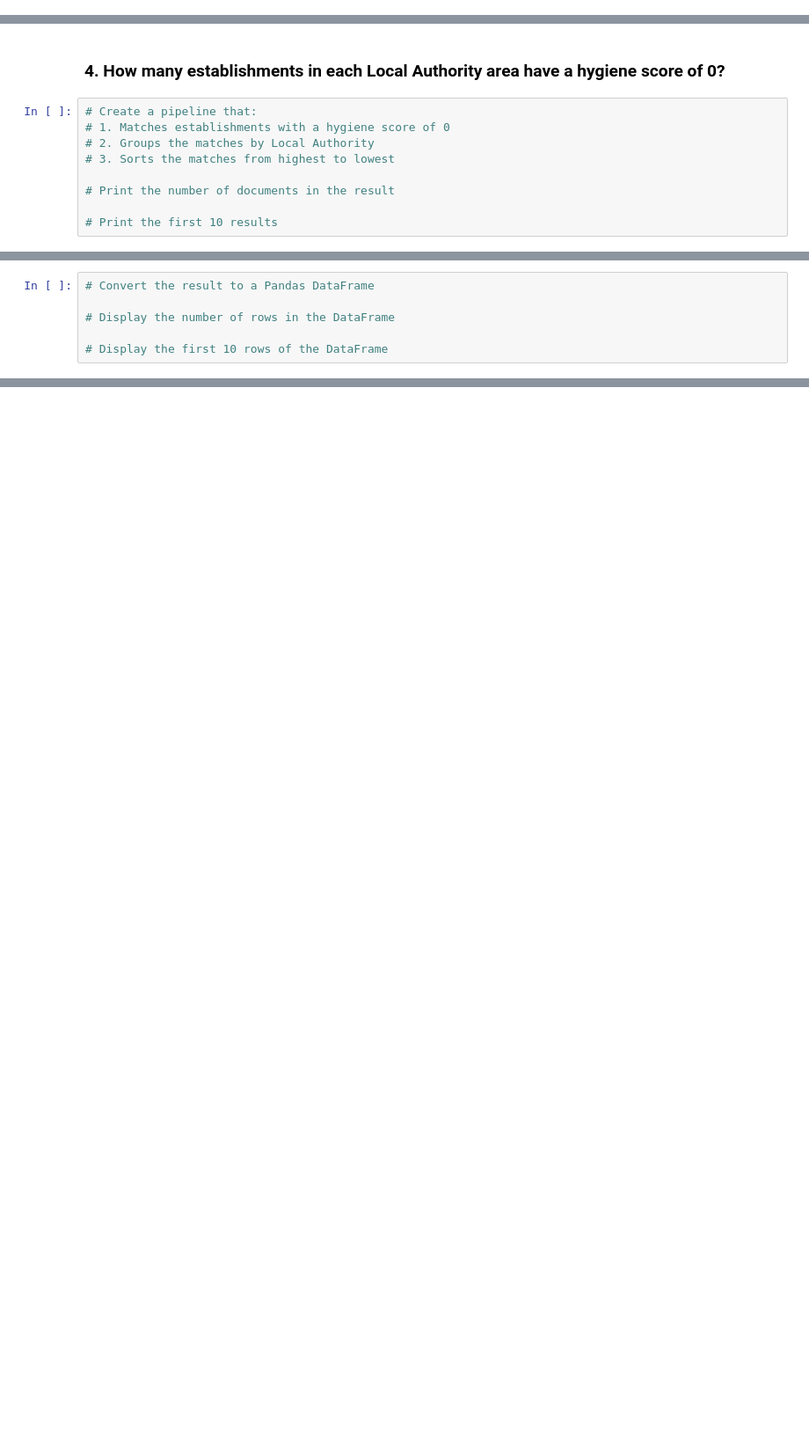
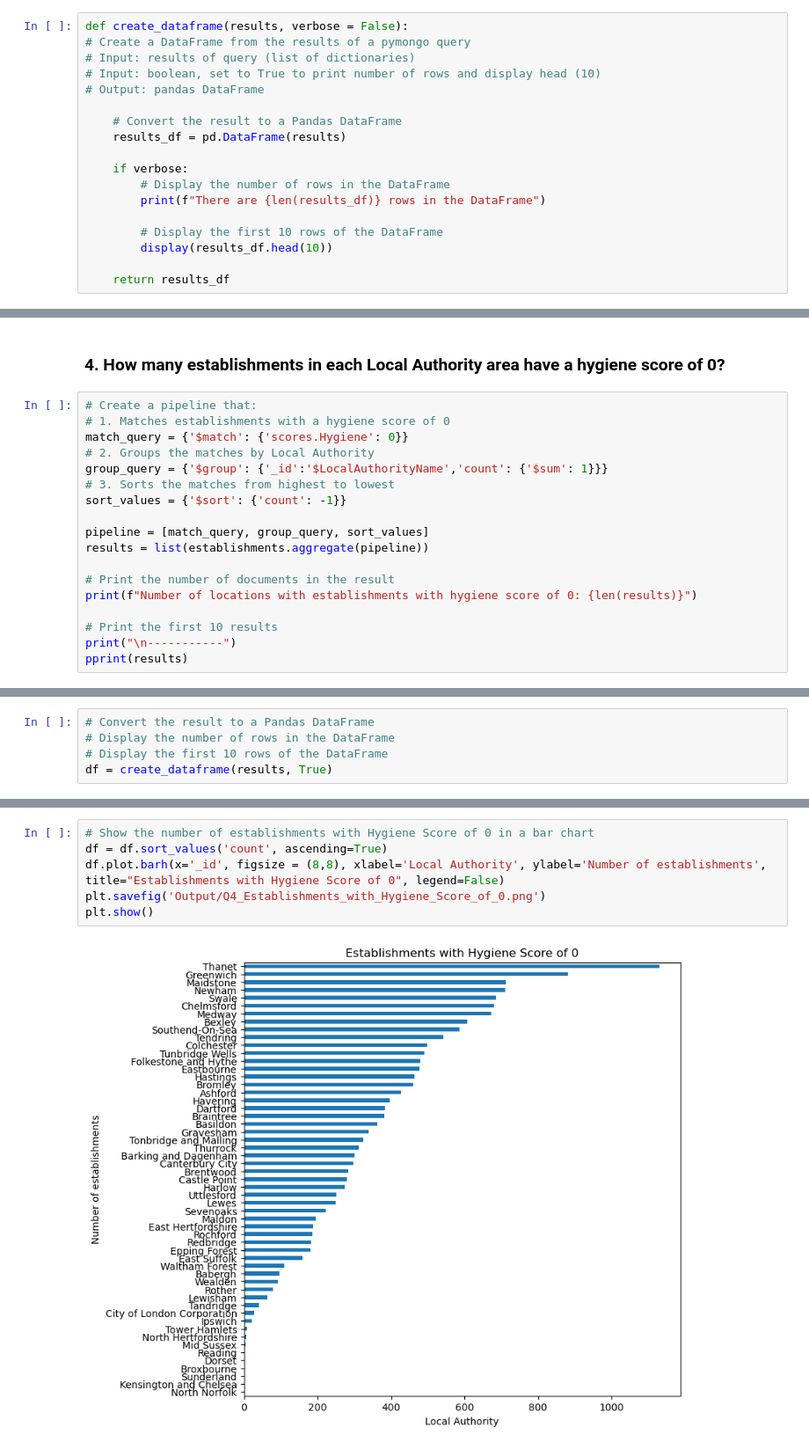
Before and after one commit to benoitchamot/nosql-restaurants, a Jupyter notebook: NoSQL_analysis_starter.ipynb, the cells around one changed output, grey strips where cells are left out. Shown: that part at 88% size. Drawn from its saved outputs; the diff is of its cells as text; blank space fills up the shorter version.

Commit message:
Add Output directory to save plots from analysis. Completed analysis. Update README with answers to questions. Pending requirements check. Pending end to end testing.

```diff
--- a/NoSQL_analysis_starter.ipynb
+++ b/NoSQL_analysis_starter.ipynb
@@ -31,3 +38,21 @@ Unless otherwise stated, for each question:
+# %%
+def create_dataframe(results, verbose = False):
+# Create a DataFrame from the results of a pymongo query
+# Input: results of query (list of dictionaries)
+# Input: boolean, set to True to print number of rows and display head (10)
+# Output: pandas DataFrame
+
+    # Convert the result to a Pandas DataFrame
+    results_df = pd.DataFrame(results)
+
+    if verbose:
+        # Display the number of rows in the DataFrame
+        print(f"There are {len(results_df)} rows in the DataFrame")
+
+        # Display the first 10 rows of the DataFrame
+        display(results_df.head(10))
+
+    return results_df
 # %% [markdown]
 ### 1. Which establishments have a hygiene score equal to 20?
 # %%
@@ -80,9 +287,18 @@ sort =
 # %%
 # Create a pipeline that:
 # 1. Matches establishments with a hygiene score of 0
+match_query = {'$match': {'scores.Hygiene': 0}}
 # 2. Groups the matches by Local Authority
+group_query = {'$group': {'_id':'$LocalAuthorityName','count': {'$sum': 1}}}
 # 3. Sorts the matches from highest to lowest
+sort_values = {'$sort': {'count': -1}}
+
+pipeline = [match_query, group_query, sort_values]
+results = list(establishments.aggregate(pipeline))
 
 # Print the number of documents in the result
+print(f"Number of locations with establishments with hygiene score of 0: {len(results)}")
 
 # Print the first 10 results
+print("\n-----------")
+pprint(results)
@@ -89,6 +323,5 @@ sort =
 # %%
 # Convert the result to a Pandas DataFrame
-
 # Display the number of rows in the DataFrame
-
 # Display the first 10 rows of the DataFrame
+df = create_dataframe(results, True)
@@ -94,0 +341,8 @@ sort =
+# %%
+# Show the number of establishments with Hygiene Score of 0 in a bar chart
+df = df.sort_values('count', ascending=True)
+df.plot.barh(x='_id', figsize = (8,8), xlabel='Local Authority', ylabel='Number of establishments', title="Establishments with Hygiene Score of 0", legend=False)
+plt.savefig('Output/Q4_Establishments_with_Hygiene_Score_of_0.png')
+plt.show()
+# %% [output]
+[figure, added]
```
Also changed, not shown: parts of 15 cells of this notebook, 2 other files.
